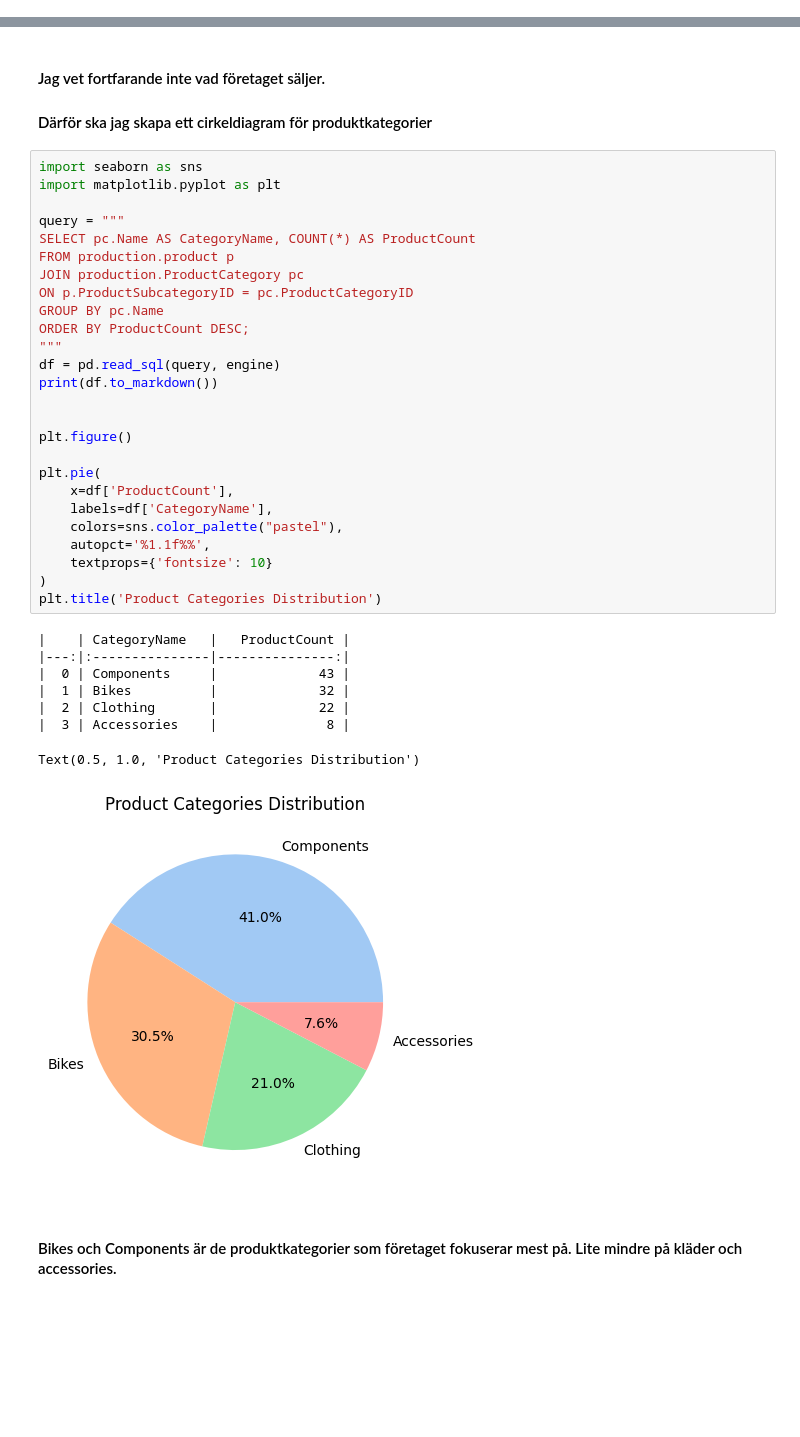
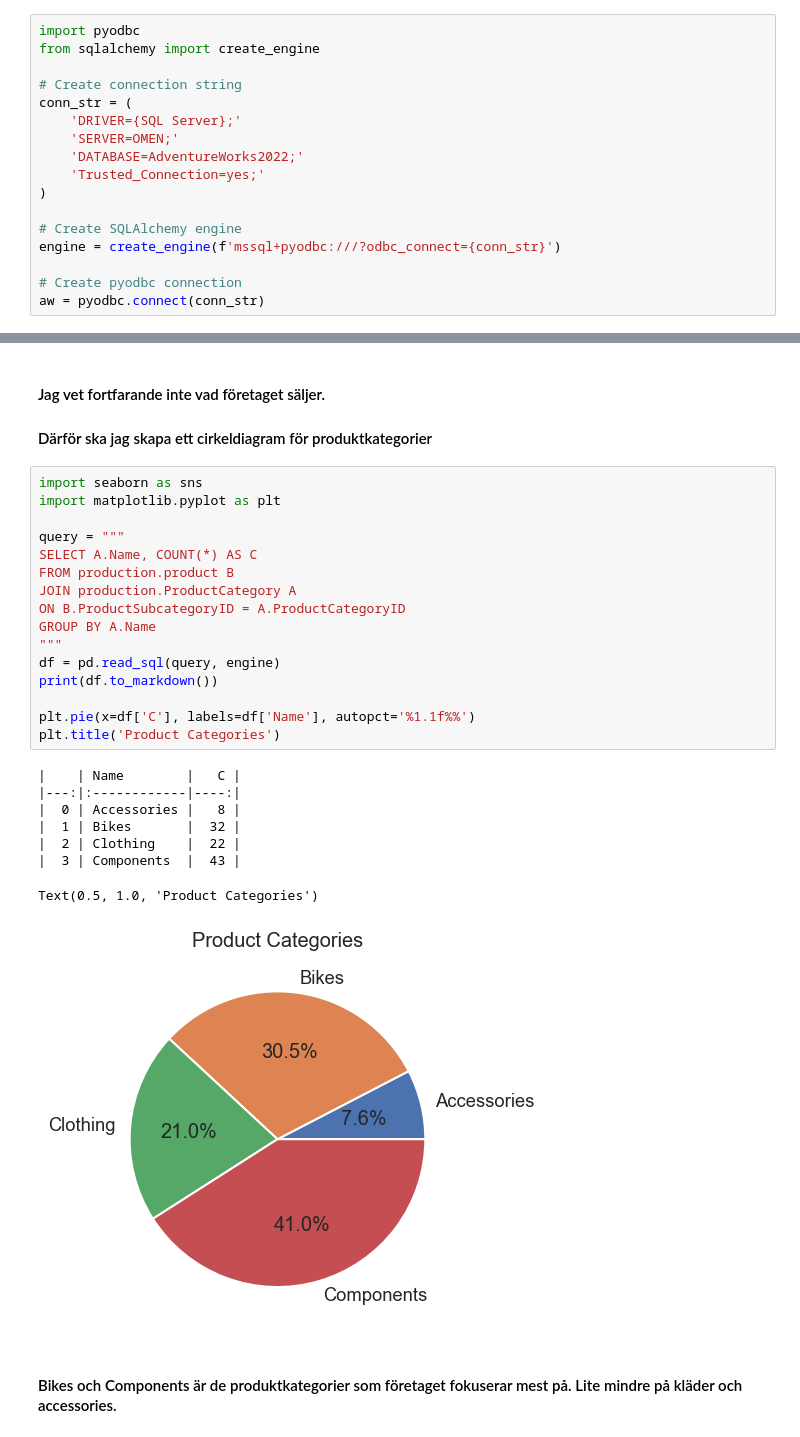
Before and after one commit to maria-lagerholm/FullStackRomanChurches, a Jupyter notebook: kunskapskontroll_Lagerholm.ipynb, the cells around one changed output, grey strips where cells are left out. Cells and saved outputs as stored; diff of their text form; blank space fills up the shorter version.

```diff
--- a/kunskapskontroll_Lagerholm.ipynb
+++ b/kunskapskontroll_Lagerholm.ipynb
@@ -54,3 +28,20 @@ I am connected!
+# %%
+import pyodbc
+from sqlalchemy import create_engine
+
+# Create connection string
+conn_str = (
+    'DRIVER={SQL Server};'
+    'SERVER=OMEN;'
+    'DATABASE=AdventureWorks2022;'
+    'Trusted_Connection=yes;'
+)
+
+# Create SQLAlchemy engine
+engine = create_engine(f'mssql+pyodbc:///?odbc_connect={conn_str}')
+
+# Create pyodbc connection
+aw = pyodbc.connect(conn_str)
 # %% [markdown]
 #### Först utforskar jag strukturen av db AdventureWorks2022
 # %%
@@ -149,38 +157,28 @@ plt.show()
 # %%
 import seaborn as sns
 import matplotlib.pyplot as plt
 
 query = """
-SELECT pc.Name AS CategoryName, COUNT(*) AS ProductCount
-FROM production.product p
-JOIN production.ProductCategory pc
-ON p.ProductSubcategoryID = pc.ProductCategoryID
-GROUP BY pc.Name
-ORDER BY ProductCount DESC;
+SELECT A.Name, COUNT(*) AS C
+FROM production.product B
+JOIN production.ProductCategory A
+ON B.ProductSubcategoryID = A.ProductCategoryID
+GROUP BY A.Name
 """
 df = pd.read_sql(query, engine)
 print(df.to_markdown())
 
-
-plt.figure()
-
-plt.pie(
-    x=df['ProductCount'],
-    labels=df['CategoryName'],
-    colors=sns.color_palette("pastel"),
-    autopct='%1.1f%%',
-    textprops={'fontsize': 10}
-)
-plt.title('Product Categories Distribution')
+plt.pie(x=df['C'], labels=df['Name'], autopct='%1.1f%%')
+plt.title('Product Categories')
 # %% [output]
-|    | CategoryName   |   ProductCount |
-|---:|:---------------|---------------:|
-|  0 | Components     |             43 |
-|  1 | Bikes          |             32 |
-|  2 | Clothing       |             22 |
-|  3 | Accessories    |              8 |
+|    | Name        |   C |
+|---:|:------------|----:|
+|  0 | Accessories |   8 |
+|  1 | Bikes       |  32 |
+|  2 | Clothing    |  22 |
+|  3 | Components  |  43 |
-Text(0.5, 1.0, 'Product Categories Distribution')
+Text(0.5, 1.0, 'Product Categories')
-[figure, old version]
+[figure, new version]
 # %% [markdown]
 #### Bikes och Components är de produktkategorier som företaget fokuserar mest på. Lite mindre på kläder och accessories.
 # %% [markdown]
```
Also changed, not shown: parts of 23 cells of this notebook.
